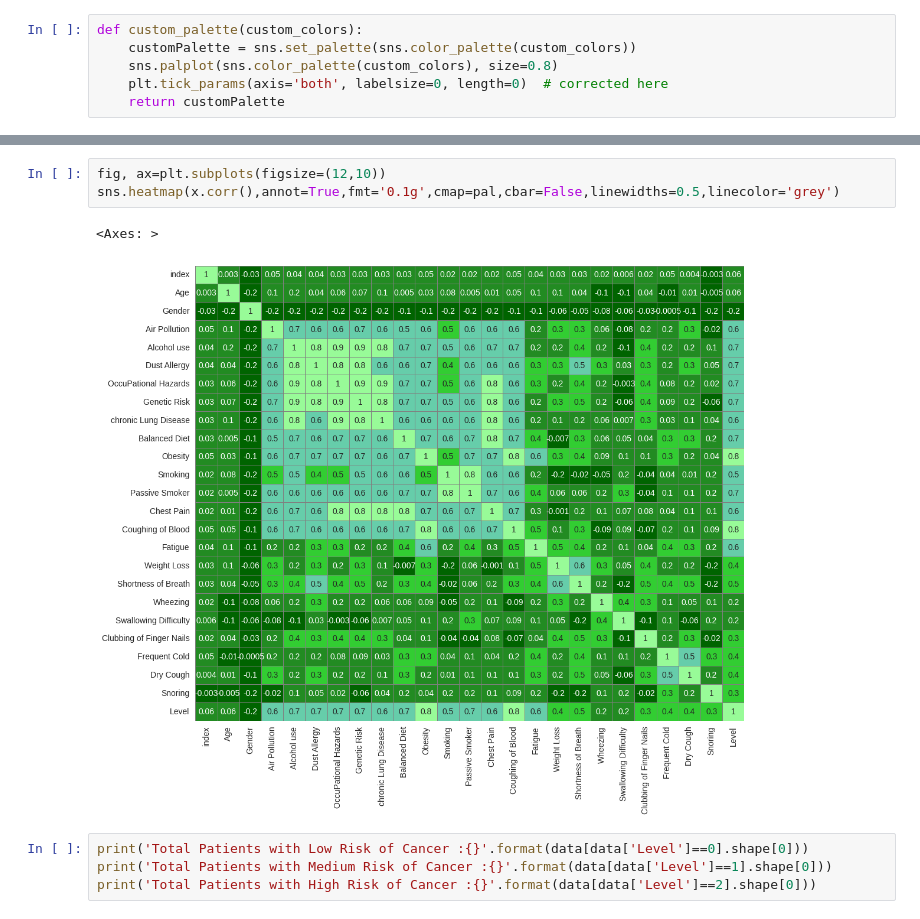
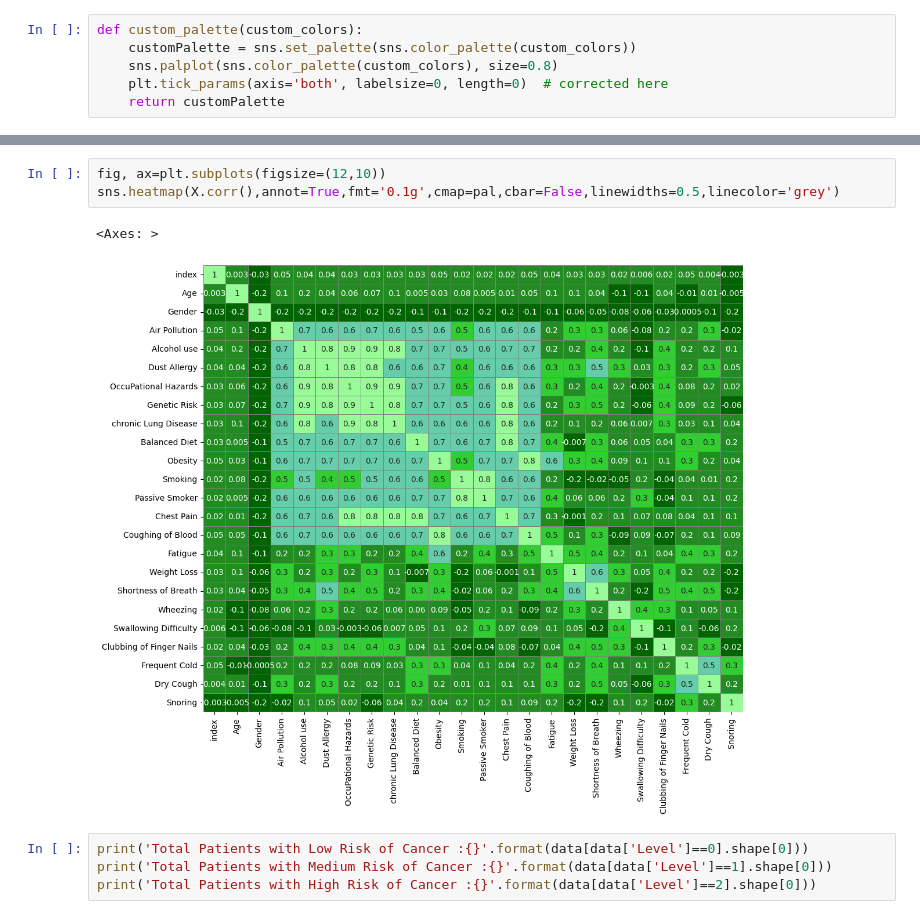
Before and after one commit to Kamruzzaman2200/Ai, a Jupyter notebook: Lung_Cancer.ipynb, the cells around one changed output, grey strips where cells are left out. Drawn from its saved outputs; the diff is of its cells as text.

```diff
--- a/Lung_Cancer.ipynb
+++ b/Lung_Cancer.ipynb
@@ -157,9 +157,9 @@ custom_palette(pal)
 # %%
 fig, ax=plt.subplots(figsize=(12,10))
-sns.heatmap(x.corr(),annot=True,fmt='0.1g',cmap=pal,cbar=False,linewidths=0.5,linecolor='grey')
+sns.heatmap(X.corr(),annot=True,fmt='0.1g',cmap=pal,cbar=False,linewidths=0.5,linecolor='grey')
 # %% [output]
 <Axes: >
-[figure, old version]
+[figure, new version]
 # %%
 print('Total Patients with Low Risk of Cancer :{}'.format(data[data['Level']==0].shape[0]))
 print('Total Patients with Medium Risk of Cancer :{}'.format(data[data['Level']==1].shape[0]))
```
Also changed, not shown: parts of 2 cells of this notebook.
